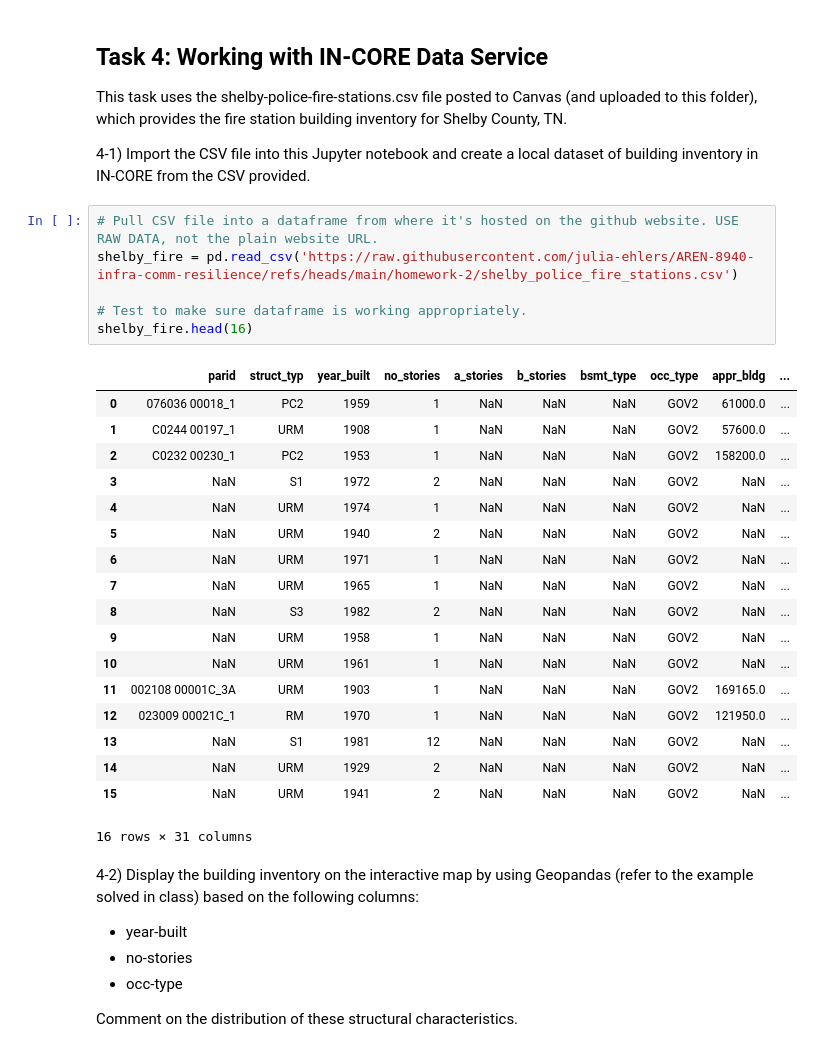
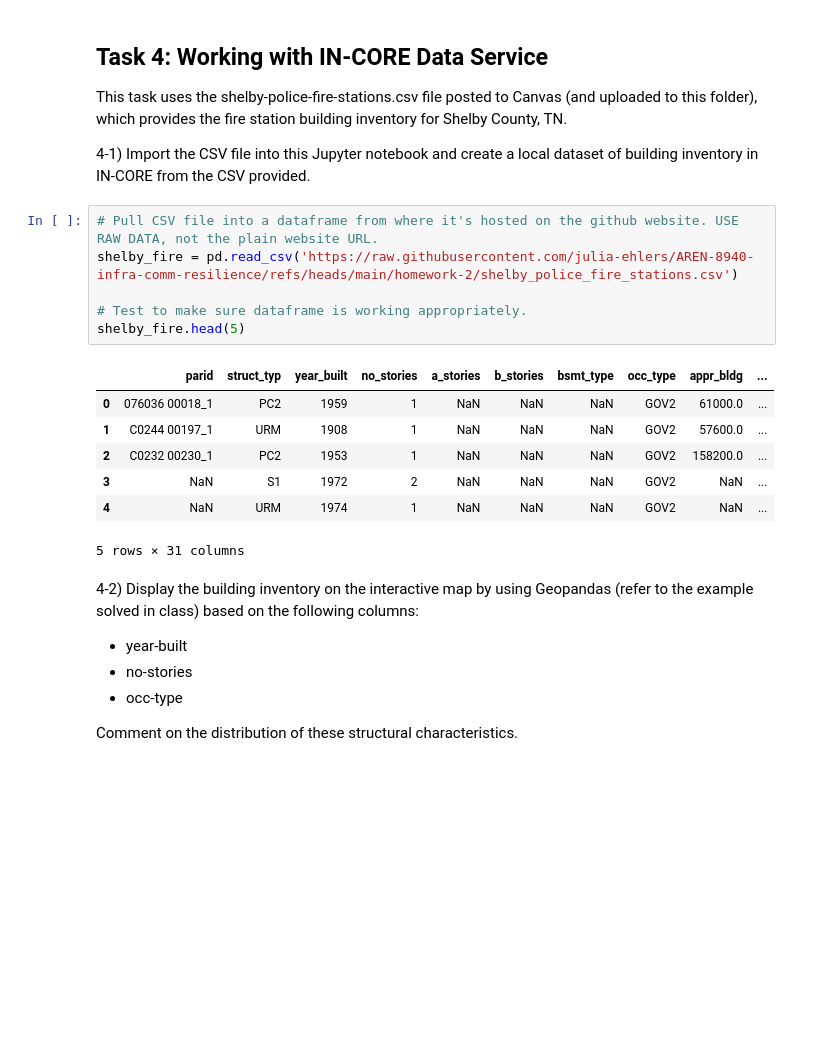
Before and after one commit to julia-ehlers/AREN-8940-infra-comm-resilience, a Jupyter notebook: homework-2/homework-2.ipynb, the cells around one changed output. Drawn from its saved outputs; the diff is of its cells as text; blank space fills up the shorter version.

```diff
--- a/homework-2/homework-2.ipynb
+++ b/homework-2/homework-2.ipynb
@@ -44,28 +55,17 @@ This task uses the shelby-police-fire-stations.csv file posted to Canvas (and up
 # %%
 # Pull CSV file into a dataframe from where it's hosted on the github website. USE RAW DATA, not the plain website URL.
 shelby_fire = pd.read_csv('https://raw.githubusercontent.com/julia-ehlers/AREN-8940-infra-comm-resilience/refs/heads/main/homework-2/shelby_police_fire_stations.csv')
 
 # Test to make sure dataframe is working appropriately.
-shelby_fire.head(16)
+shelby_fire.head(5)
 # %% [output]
 |  | parid | struct_typ | year_built | no_stories | a_stories | b_stories | bsmt_type | occ_type | appr_bldg | ... |
 | 0 | 076036 00018_1 | PC2 | 1959 | 1 | NaN | NaN | NaN | GOV2 | 61000.0 | ... |
 | 1 | C0244 00197_1 | URM | 1908 | 1 | NaN | NaN | NaN | GOV2 | 57600.0 | ... |
 | 2 | C0232 00230_1 | PC2 | 1953 | 1 | NaN | NaN | NaN | GOV2 | 158200.0 | ... |
 | 3 | NaN | S1 | 1972 | 2 | NaN | NaN | NaN | GOV2 | NaN | ... |
 | 4 | NaN | URM | 1974 | 1 | NaN | NaN | NaN | GOV2 | NaN | ... |
-| 5 | NaN | URM | 1940 | 2 | NaN | NaN | NaN | GOV2 | NaN | ... |
-| 6 | NaN | URM | 1971 | 1 | NaN | NaN | NaN | GOV2 | NaN | ... |
-| 7 | NaN | URM | 1965 | 1 | NaN | NaN | NaN | GOV2 | NaN | ... |
-| 8 | NaN | S3 | 1982 | 2 | NaN | NaN | NaN | GOV2 | NaN | ... |
-| 9 | NaN | URM | 1958 | 1 | NaN | NaN | NaN | GOV2 | NaN | ... |
-| 10 | NaN | URM | 1961 | 1 | NaN | NaN | NaN | GOV2 | NaN | ... |
-| 11 | 002108 00001C_3A | URM | 1903 | 1 | NaN | NaN | NaN | GOV2 | 169165.0 | ... |
-| 12 | 023009 00021C_1 | RM | 1970 | 1 | NaN | NaN | NaN | GOV2 | 121950.0 | ... |
-| 13 | NaN | S1 | 1981 | 12 | NaN | NaN | NaN | GOV2 | NaN | ... |
-| 14 | NaN | URM | 1929 | 2 | NaN | NaN | NaN | GOV2 | NaN | ... |
-| 15 | NaN | URM | 1941 | 2 | NaN | NaN | NaN | GOV2 | NaN | ... |
-16 rows × 31 columns
+5 rows × 31 columns
 # %% [markdown]
 4-2) Display the building inventory on the interactive map by using Geopandas (refer to the example solved in class) based on the following columns:
 
```
Also changed, not shown: parts of 8 cells of this notebook.
